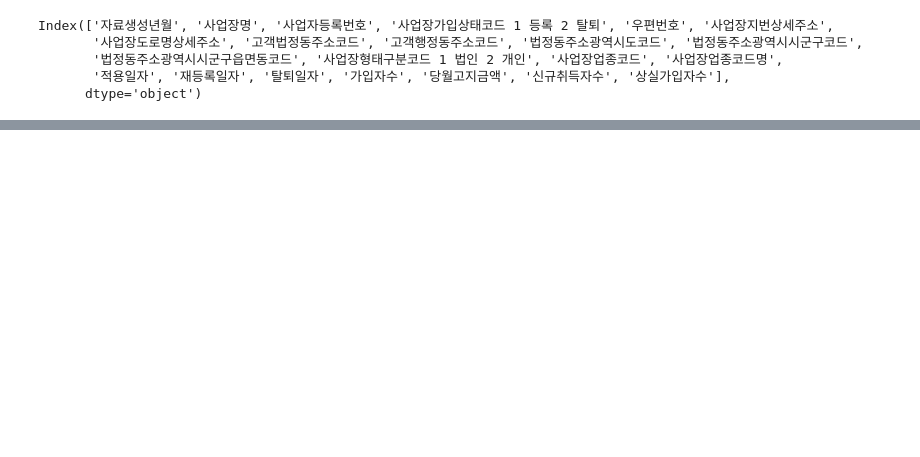
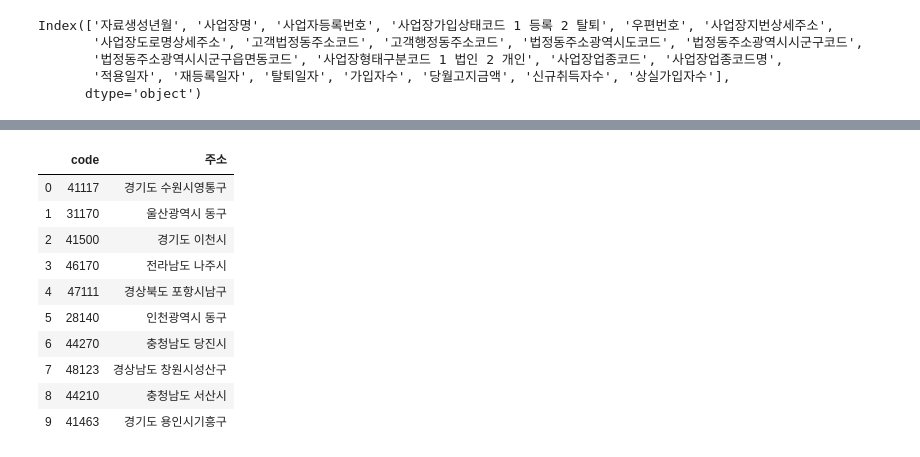
Before and after one commit to parkeunsang/toy_projects, a Jupyter notebook: salary/salary.ipynb, the cells around one changed output, grey strips where cells are left out. Drawn from its saved outputs; the diff is of its cells as text; code cells hidden in the pictures; blank space fills up the shorter version.

```diff
--- a/salary/salary.ipynb
+++ b/salary/salary.ipynb
@@ -147,0 +77,9 @@ z
+# %%
+temp = salary.groupby('code').sum()
+valid_codes = temp[temp['가입자수'] > 100].reset_index()['code']  # 근로자수가 100명 이상인 지역을 대상으로
+# %%
+salary_region = salary_region[salary_region.index.isin(valid_codes)]
+# %%
+salary_top10 = salary_region.sort_values('pay_mean').tail(10)
+salary_top10 = salary_top10.reset_index()[::-1]
+salary_top10 = salary_top10.merge(address_code, on='code')
@@ -147,0 +90,14 @@ z
+# %%
+salary_top10[['code', '주소']]
+# %% [output]
+|  | code | 주소 |
+| 0 | 41117 | 경기도 수원시영통구 |
+| 1 | 31170 | 울산광역시 동구 |
+| 2 | 41500 | 경기도 이천시 |
+| 3 | 46170 | 전라남도 나주시 |
+| 4 | 47111 | 경상북도 포항시남구 |
+| 5 | 28140 | 인천광역시 동구 |
+| 6 | 44270 | 충청남도 당진시 |
+| 7 | 48123 | 경상남도 창원시성산구 |
+| 8 | 44210 | 충청남도 서산시 |
+| 9 | 41463 | 경기도 용인시기흥구 |
```
Also changed, not shown: parts of 51 cells of this notebook.
